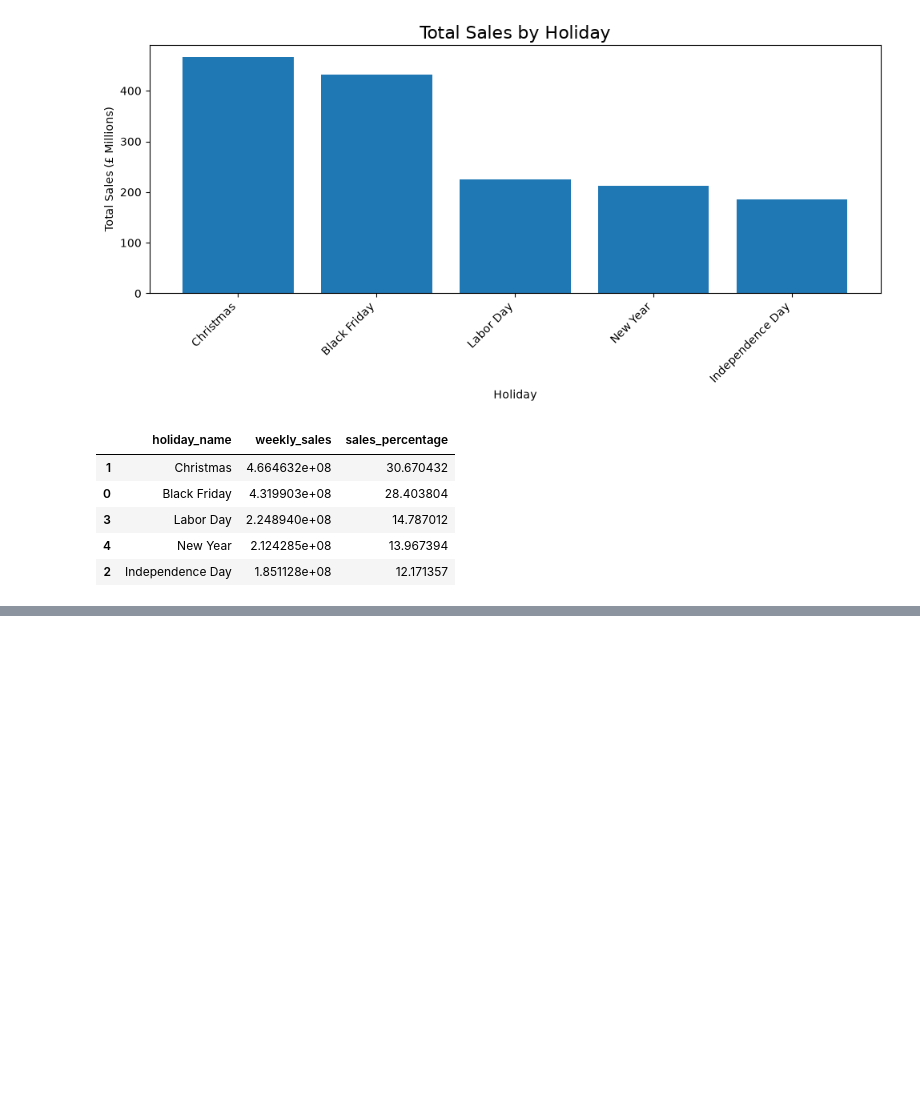
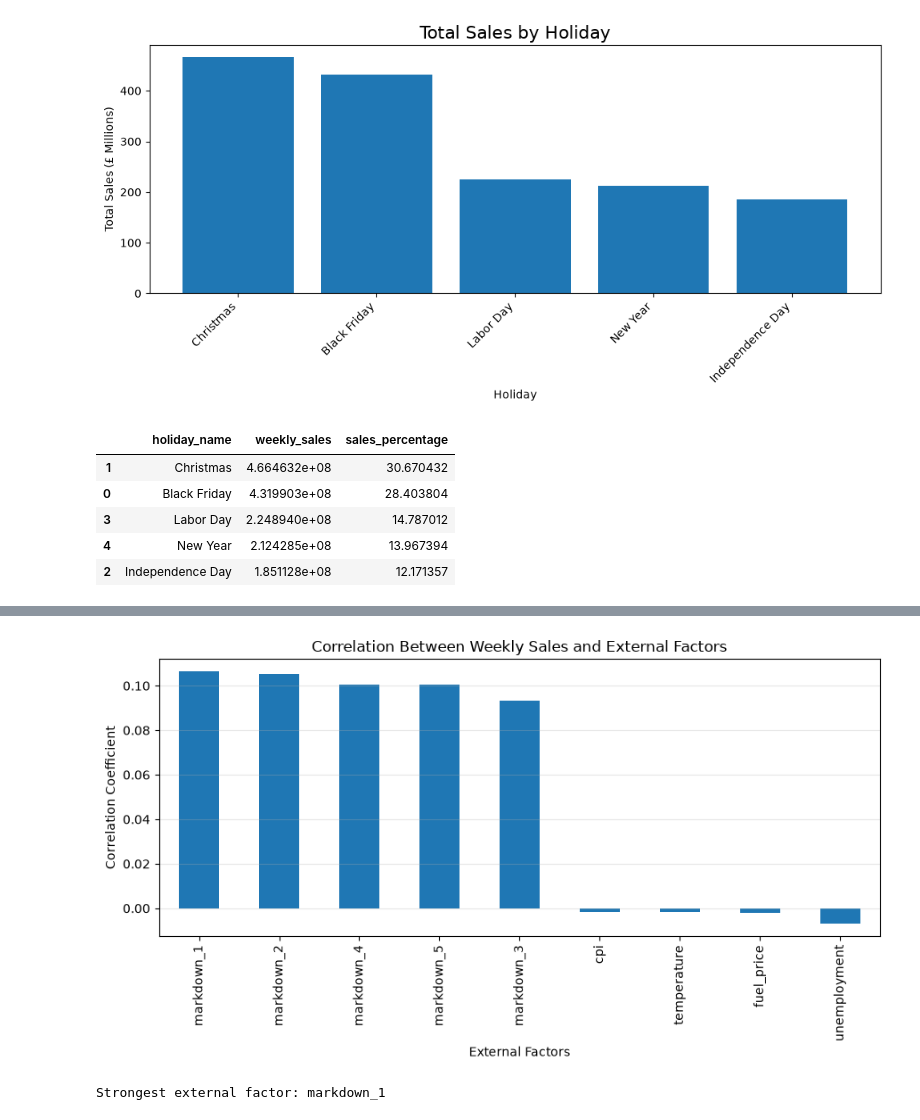
Before and after one commit to DevashishVidhate/Retail-Supply-Chain-Analytics, a Jupyter notebook: notebooks/EDA.ipynb, the cells around one changed output, grey strips where cells are left out. Cells and saved outputs as stored; diff of their text form; code cells hidden in the pictures; blank space fills up the shorter version.

Commit message:
Document external factors analysis

```diff
--- a/notebooks/EDA.ipynb
+++ b/notebooks/EDA.ipynb
@@ -1738,0 +1819,8 @@ display(holiday_breakdown)
+# %%
+# =====================================================
+# CORRELATION MATRIX
+# =====================================================
+
+correlation_matrix = external_factors.corr()
+
+display(correlation_matrix)
@@ -1738,0 +1839,11 @@ display(holiday_breakdown)
+# %%
+# =====================================================
+# CORRELATION WITH SALES
+# =====================================================
+
+sales_correlation = (
+    correlation_matrix["weekly_sales"]
+    .sort_values(ascending=False)
+)
+
+display(sales_correlation)
@@ -1738,0 +1862,37 @@ display(holiday_breakdown)
+# %%
+# =====================================================
+# CORRELATION BAR CHART
+# =====================================================
+
+plt.figure(figsize=(9,5))
+
+sales_correlation.drop("weekly_sales").plot(kind="bar")
+
+plt.title("Correlation Between Weekly Sales and External Factors")
+
+plt.ylabel("Correlation Coefficient")
+
+plt.xlabel("External Factors")
+
+plt.grid(axis="y", alpha=0.3)
+
+plt.tight_layout()
+
+plt.show()
+# %% [output]
+[figure, added]
+# %%
+# =====================================================
+# STRONGEST EXTERNAL FACTOR
+# =====================================================
+
+strongest_factor = (
+    sales_correlation
+    .drop("weekly_sales")
+    .abs()
+    .idxmax()
+)
+
+print(f"Strongest external factor: {strongest_factor}")
+# %% [output]
+Strongest external factor: markdown_1
```
Also changed, not shown: parts of 9 cells of this notebook, 1 other file.
